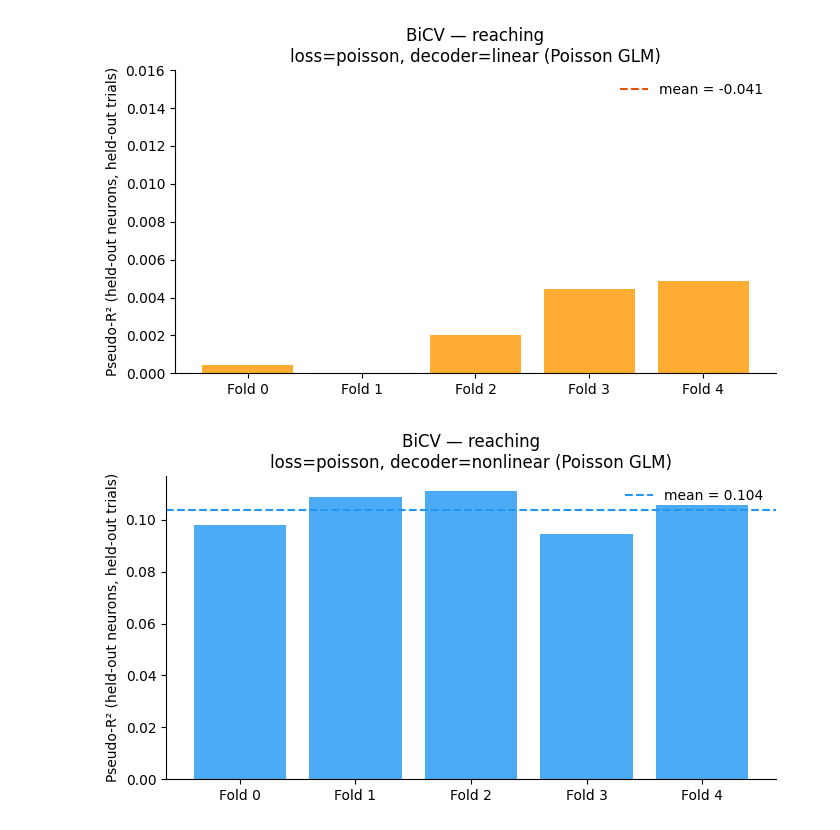
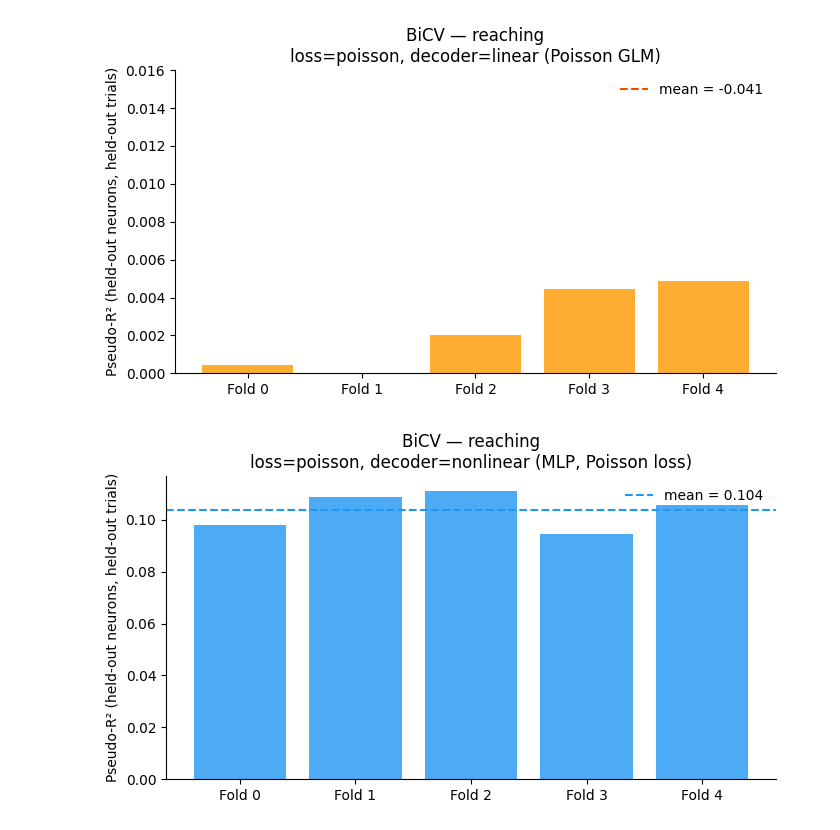
Before and after one commit to AndrewUlmer/mSCA, a Jupyter notebook: experiments/arena/bi-corss_validation_evaluation.ipynb, the cells around one changed output. Saved outputs shown, nothing was run; the diff lists cells and outputs as text; code cells hidden in the pictures.

```diff
--- a/experiments/arena/bi-corss_validation_evaluation.ipynb
+++ b/experiments/arena/bi-corss_validation_evaluation.ipynb
@@ -396,22 +391,22 @@ plt.show()
 # %%
 fig, ax = plt.subplots(figsize=(7, 4))
 
 vals = results["nonlinear-nonlinear"]
 x = np.arange(n_folds)
 
 ax.bar(x, vals, color= "#2196F3", alpha=0.8)
 ax.axhline(np.mean(vals), color= "#2196F3", lw=1.5, ls="--", label=f"mean = {np.mean(vals):.3f}")
 
 ax.set_xticks(x)
 ax.set_xticklabels([f"Fold {i}" for i in range(n_folds)])
 ax.set_ylabel("Pseudo-R² (held-out neurons, held-out trials)")
-ax.set_title("BiCV — reaching\nloss=poisson, decoder=nonlinear (Poisson GLM)")
+ax.set_title("BiCV — reaching\nloss=poisson, decoder=nonlinear (MLP, Poisson loss)")
 ax.set_ylim(bottom=0)
 ax.legend(frameon=False)
 ax.spines[["top", "right"]].set_visible(False)
 
 plt.tight_layout()
 plt.savefig(os.path.join(PATH_NL, "bcv_nonlinear_nonlinear.pdf"), bbox_inches="tight")
 plt.show()
 # %% [output]
-[figure, old version]
+[figure, new version]
```
Also changed, not shown: parts of 1 cell of this notebook, 25 other files.
